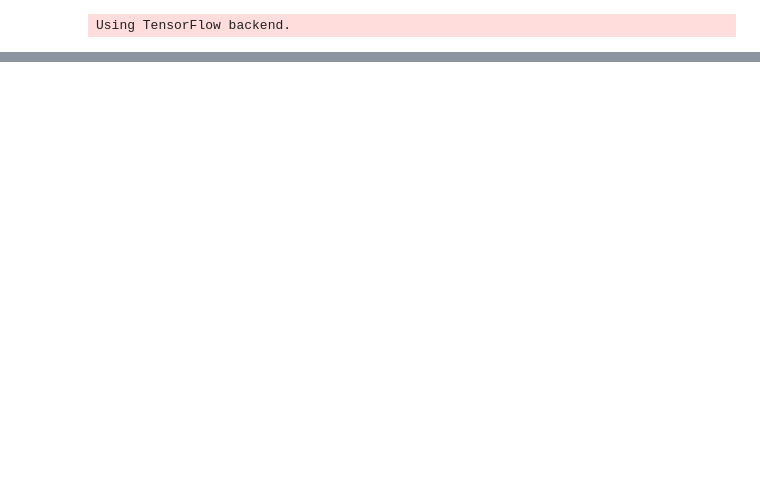
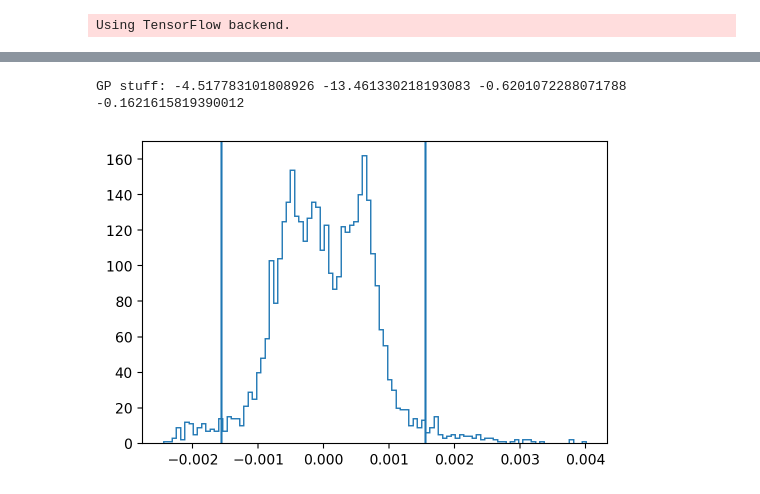
Before and after one commit to rodluger/L1, a Jupyter notebook: test.ipynb, the cells around one changed output, grey strips where cells are left out. Saved outputs shown, nothing was run; the diff lists cells and outputs as text; code cells hidden in the pictures; blank space fills up the shorter version.

```diff
--- a/test.ipynb
+++ b/test.ipynb
@@ -154,0 +140,42 @@ ax[1].plot(time, flux - model.eval(feed_dict=feed_dict), 'k.', ms=2, alpha=0.3)
+# %%
+# Iterate!
+niter = 500  # Number of iterations
+losses = np.zeros(niter)
+best_loss = np.inf
+for i in tqdm(range(niter)):
+    session.run(opt, feed_dict=feed_dict)
+    losses[i] = loss.eval(feed_dict=feed_dict)
+    if losses[i] < best_loss:
+        best_loss = losses[i]
+        best_weights = session.run(nn.trainable_weights)
+        best_logjitter = logjitter.eval()
+        best_log_S0 = log_S0.eval()
+        best_log_w0 = log_w0.eval()
+        best_log_Q = log_Q.eval()
+session.run([
+    tf.assign(a, b) for a, b in zip(nn.trainable_weights, best_weights)])
+session.run(tf.assign(logjitter, best_logjitter))
+session.run(tf.assign(log_S0, best_log_S0))
+session.run(tf.assign(log_w0, best_log_w0))
+session.run(tf.assign(log_Q, best_log_Q))
+
+# Log
+print("GP stuff:", best_logjitter, best_log_S0, best_log_w0, best_log_Q)
+# %% [output]
+GP stuff: -4.517783101808926 -13.461330218193083 -0.6201072288071788 -0.1621615819390012
+# %%
+delta = (y - pred).eval(feed_dict=feed_dict)
+sd = np.sqrt(np.median(delta**2))
+mask[mask] = np.abs(delta) < 7*sd
+feed_dict = {
+    nn.input: reg_fluxes[:, mask].T - 1.0,
+    t: time[mask],
+    y: flux[mask] - 1.0,
+    y_err: flux_err[mask],
+}
+# %%
+pl.hist(delta, 100, histtype="step")
+pl.axvline(3*sd)
+pl.axvline(-3*sd);
+# %% [output]
+[figure, added]
```
Also changed, not shown: parts of 8 cells of this notebook.
